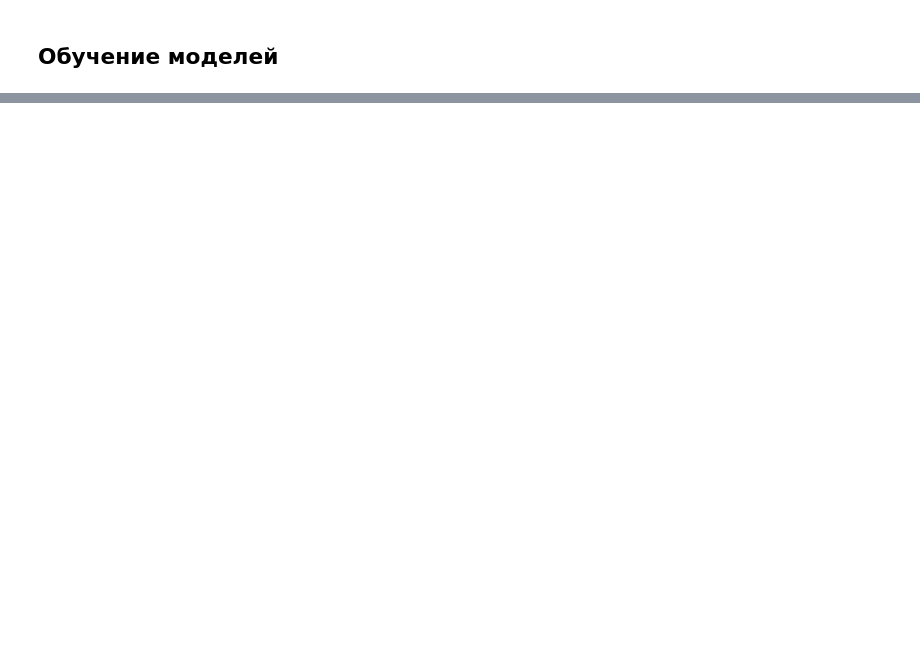
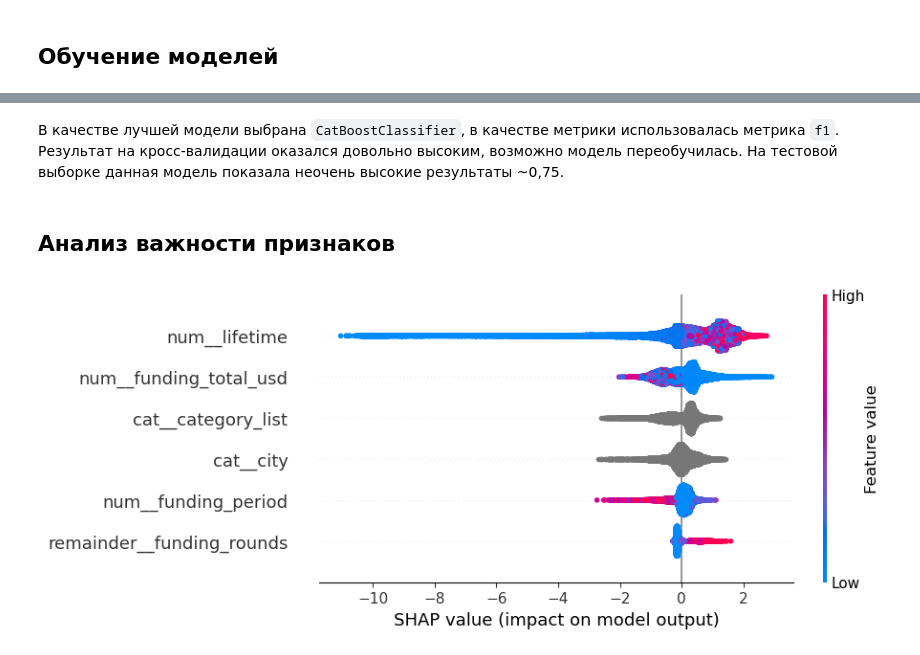
Before and after one commit to AnatolFil/M1_44DS---Startups, a Jupyter notebook: M1_44DS - Startups.ipynb, the cells around one changed output, grey strips where cells are left out. Drawn from its saved outputs; the diff is of its cells as text; code cells hidden in the pictures; blank space fills up the shorter version.

```diff
--- a/M1_44DS - Startups.ipynb
+++ b/M1_44DS - Startups.ipynb
@@ -628,0 +610,15 @@ df.to_csv('submition.csv', index=False)
+# %% [markdown]
+В качестве лучшей модели выбрана `CatBoostClassifier`, в качестве метрики использовалась метрика `f1`. Результат на кросс-валидации оказался довольно высоким, возможно модель переобучилась. На тестовой выборке данная модель показала неочень высокие результаты ~0,75.
+# %% [markdown]
+## Анализ важности признаков
+# %%
+explainer = shap.TreeExplainer(randomized_search.best_estimator_['models'])
+
+X_train_prep = randomized_search.best_estimator_.named_steps['columntransformer'].transform(X_train)
+feature_names = randomized_search.best_estimator_.named_steps['columntransformer'].get_feature_names_out()
+X_train_prep = pd.DataFrame(X_train_prep, columns=feature_names)
+
+shap_values = explainer(X_train_prep, y_train)
+shap.plots.beeswarm(shap_values)
+# %% [output]
+[figure, added]
```
Also changed, not shown: parts of 21 cells of this notebook.
